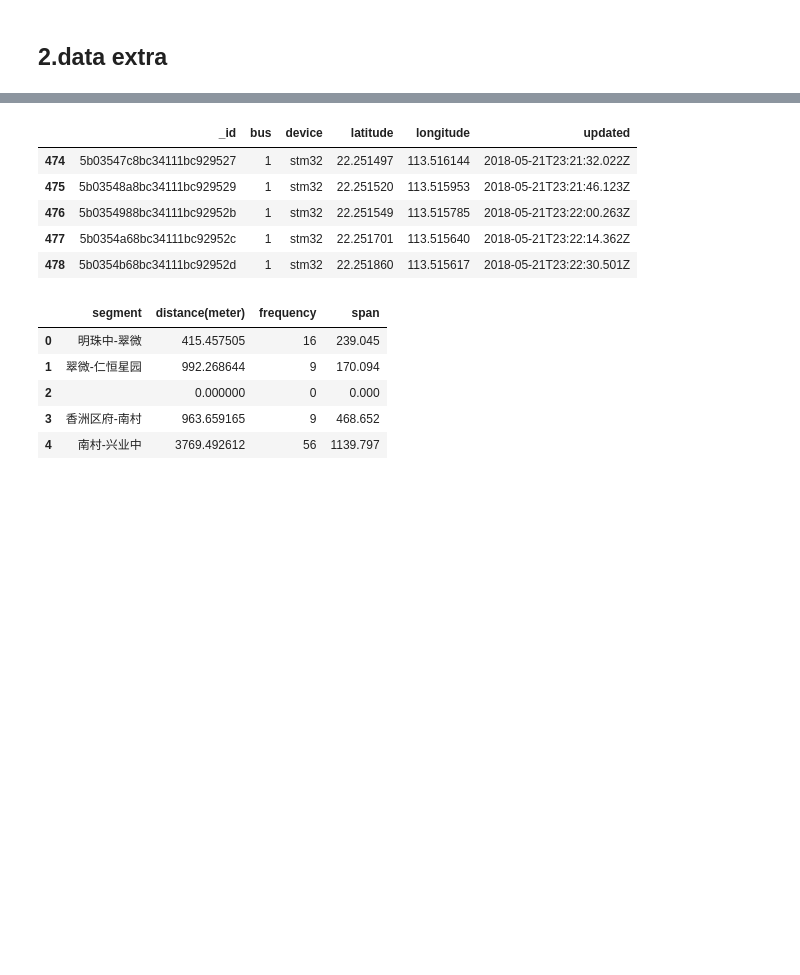
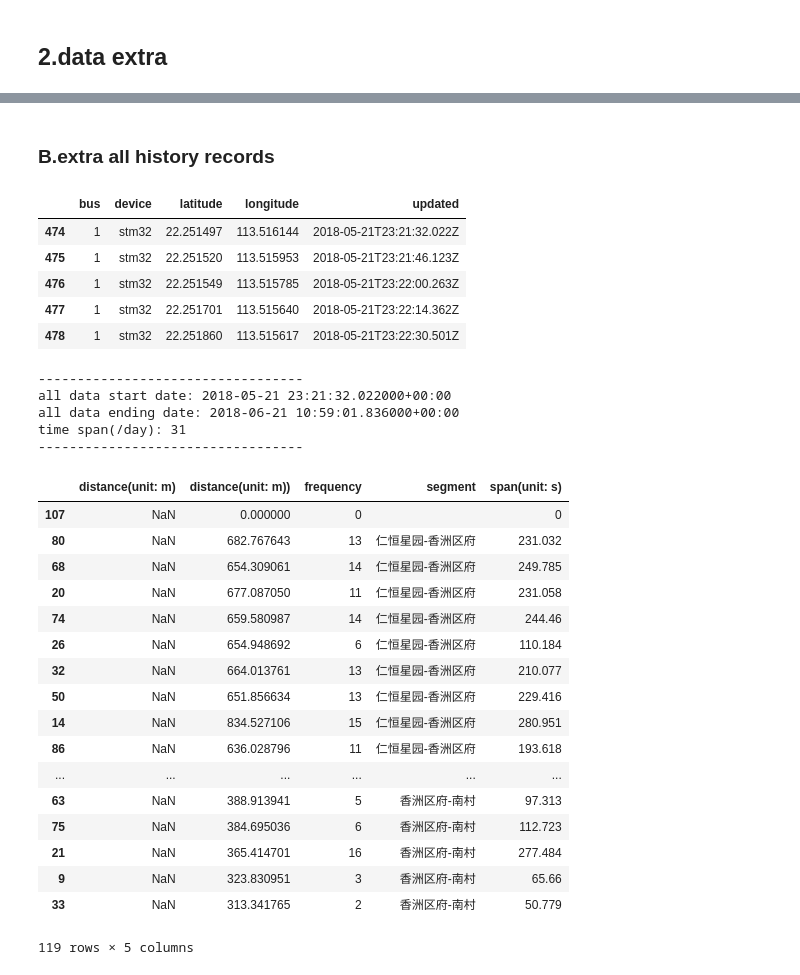
Before and after one commit to NeptuneZheng/shuttle_bus, a Jupyter notebook: script/real_script.ipynb, the cells around one changed output, grey strips where cells are left out. Cells and saved outputs as stored; diff of their text form; code cells hidden in the pictures; blank space fills up the shorter version.

Commit message:
use latest data

```diff
--- a/script/real_script.ipynb
+++ b/script/real_script.ipynb
@@ -25,7 +26,7 @@ def mct2y(lon):
 # record should order by longitude first
 def core_field_extra(stops,records):
 
-    df =pd.DataFrame(columns = ['segment','distance(meter)','frequency','span'])
+    df =pd.DataFrame(columns = ['segment','distance(unit: m)','frequency','span(unit: s)'])
     segment = '' # route between 2 stops
     distance = 0 # distance of segment
     frequency = 0 # calculate how many times the IOT equipment post the GPS info
@@ -52,7 +53,7 @@ def core_field_extra(stops,records):
                     last_raw = raw
 
                 else:
-                   df = df.append({'segment':segment,'distance(meter)':distance,'frequency':frequency,'span':span},ignore_index=True)
+                   df = df.append({'segment':segment,'distance(unit: m))':distance,'frequency':frequency,'span(unit: s)':span},ignore_index=True)
                    segment = ''
                    distance = 0
                    frequency = 0
@@ -149,43 +152,76 @@ _5_30
 # %%
 #pure_data.to_csv('./../data/pure_data/_5_30.csv',sep = '|',encoding = 'utf-8')  # save the result to csv
+# %% [markdown]
+### B.extra all history records
 # %%
 # filter all stm32 data from 5,22 to 5,30
 csv_record_bus1_all = csv_record[(csv_record['bus']== 1.0)
                               & (csv_record['device']== 'stm32')
                               & (pd.to_datetime(csv_record['updated'],utc = True) > pd.to_datetime('2018/05/21 23:00',utc = True))
-                              & (pd.to_datetime(csv_record['updated'],utc = True) < pd.to_datetime('2018/05/30 00:40',utc = True))] # filter all bus1 data
+                              & (pd.to_datetime(csv_record['updated'],utc = True) < pd.to_datetime('2018/06/26 00:40',utc = True))] # filter all bus1 data
 # %%
 csv_record_bus1_all = csv_record_bus1_all.sort_values(by = 'updated',ascending = True)
 csv_record_bus1_all.head()
 # %% [output]
-|  | _id | bus | device | latitude | longitude | updated |
-| 474 | 5b03547c8bc34111bc929527 | 1 | stm32 | 22.251497 | 113.516144 | 2018-05-21T23:21:32.022Z |
-| 475 | 5b03548a8bc34111bc929529 | 1 | stm32 | 22.251520 | 113.515953 | 2018-05-21T23:21:46.123Z |
-| 476 | 5b0354988bc34111bc92952b | 1 | stm32 | 22.251549 | 113.515785 | 2018-05-21T23:22:00.263Z |
-| 477 | 5b0354a68bc34111bc92952c | 1 | stm32 | 22.251701 | 113.515640 | 2018-05-21T23:22:14.362Z |
-| 478 | 5b0354b68bc34111bc92952d | 1 | stm32 | 22.251860 | 113.515617 | 2018-05-21T23:22:30.501Z |
+|  | bus | device | latitude | longitude | updated |
+| 474 | 1 | stm32 | 22.251497 | 113.516144 | 2018-05-21T23:21:32.022Z |
+| 475 | 1 | stm32 | 22.251520 | 113.515953 | 2018-05-21T23:21:46.123Z |
+| 476 | 1 | stm32 | 22.251549 | 113.515785 | 2018-05-21T23:22:00.263Z |
+| 477 | 1 | stm32 | 22.251701 | 113.515640 | 2018-05-21T23:22:14.362Z |
+| 478 | 1 | stm32 | 22.251860 | 113.515617 | 2018-05-21T23:22:30.501Z |
 # %%
 # caluculate the time span of all data by day, and arrange the data
 time_span = pd.to_datetime(csv_record_bus1_all.iloc[-1].updated,utc = True) - pd.to_datetime(csv_record_bus1_all.iloc[0].updated,utc = True)
 time_span = time_span.days +1
 
-final_df = pd.DataFrame(columns = ['segment','distance(meter)','frequency','span'])
+
+final_df = pd.DataFrame(columns = ['segment','distance(unit: m)','frequency','span(unit: s)'])
 
 for i in range(time_span):
-    current_start_date = '2018/05/' + str(21 + i) + ' 23:00'
-    current_stop_date = '2018/05/' + str(21 + i + 1) + ' 00:40'
+    current_start_date = pd.to_datetime('2018/05/22 23:00',utc = True) + timedelta(days = i)
+    current_stop_date = pd.to_datetime('2018/05/22 00:40',utc = True) + timedelta(days = i + 1)
 
     current_record_busi_all = csv_record_bus1_all[(pd.to_datetime(csv_record_bus1_all['updated'],utc = True) > pd.to_datetime(current_start_date,utc = True))
                               & (pd.to_datetime(csv_record_bus1_all['updated'],utc = True) < pd.to_datetime(current_stop_date,utc = True))]
-    current_location = current_record_busi_all.iloc[:,3:6]
+    current_location = current_record_busi_all.iloc[:,2:6]
     current_extra = core_field_extra(route_stops,current_location)
     final_df = final_df.append(current_extra, ignore_index=True)
+
+
+ # save the result to csv
+final_df.to_csv('./../data/pure_data/pure_data.csv',sep = '|',encoding = 'utf-8')
+
+print('----------------------------------')
+print('all data start date: ' + str(pd.to_datetime(csv_record_bus1_all.iloc[0].updated,utc = True)))
+print('all data ending date: ' + str(pd.to_datetime(csv_record_bus1_all.iloc[-1].updated,utc = True)))
+print('time span(/day): ' + str(time_span))
+print('----------------------------------')
+# %% [output]
+----------------------------------
+all data start date: 2018-05-21 23:21:32.022000+00:00
+all data ending date: 2018-06-21 10:59:01.836000+00:00
+time span(/day): 31
+----------------------------------
+# %%
+final_df = final_df.sort_values(by = 'segment',ascending = True)
 # %%
-final_df.head()
+final_df
 # %% [output]
-|  | segment | distance(meter) | frequency | span |
-| 0 | 明珠中-翠微 | 415.457505 | 16 | 239.045 |
-| 1 | 翠微-仁恒星园 | 992.268644 | 9 | 170.094 |
-| 2 |  | 0.000000 | 0 | 0.000 |
-| 3 | 香洲区府-南村 | 963.659165 | 9 | 468.652 |
-| 4 | 南村-兴业中 | 3769.492612 | 56 | 1139.797 |
+|  | distance(unit: m) | distance(unit: m)) | frequency | segment | span(unit: s) |
+| 107 | NaN | 0.000000 | 0 |  | 0 |
+| 80 | NaN | 682.767643 | 13 | 仁恒星园-香洲区府 | 231.032 |
+| 68 | NaN | 654.309061 | 14 | 仁恒星园-香洲区府 | 249.785 |
+| 20 | NaN | 677.087050 | 11 | 仁恒星园-香洲区府 | 231.058 |
+| 74 | NaN | 659.580987 | 14 | 仁恒星园-香洲区府 | 244.46 |
+| 26 | NaN | 654.948692 | 6 | 仁恒星园-香洲区府 | 110.184 |
+| 32 | NaN | 664.013761 | 13 | 仁恒星园-香洲区府 | 210.077 |
+| 50 | NaN | 651.856634 | 13 | 仁恒星园-香洲区府 | 229.416 |
+| 14 | NaN | 834.527106 | 15 | 仁恒星园-香洲区府 | 280.951 |
+| 86 | NaN | 636.028796 | 11 | 仁恒星园-香洲区府 | 193.618 |
+| ... | ... | ... | ... | ... | ... |
+| 63 | NaN | 388.913941 | 5 | 香洲区府-南村 | 97.313 |
+| 75 | NaN | 384.695036 | 6 | 香洲区府-南村 | 112.723 |
+| 21 | NaN | 365.414701 | 16 | 香洲区府-南村 | 277.484 |
+| 9 | NaN | 323.830951 | 3 | 香洲区府-南村 | 65.66 |
+| 33 | NaN | 313.341765 | 2 | 香洲区府-南村 | 50.779 |
+119 rows × 5 columns
```
Also changed, not shown: parts of 5 cells of this notebook, 3 other files.
